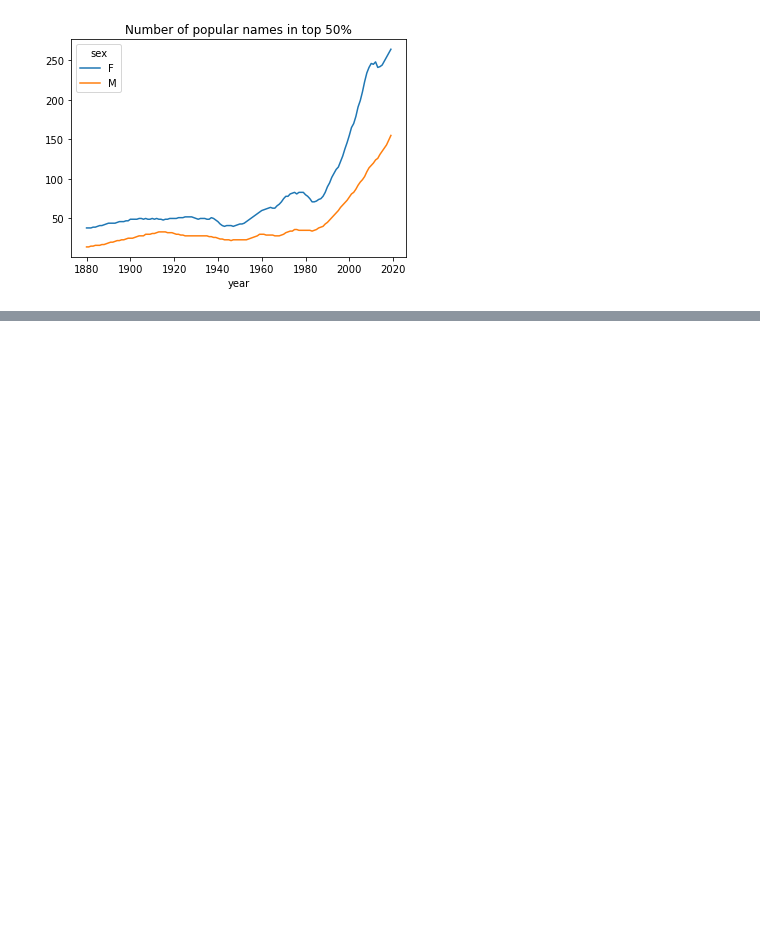
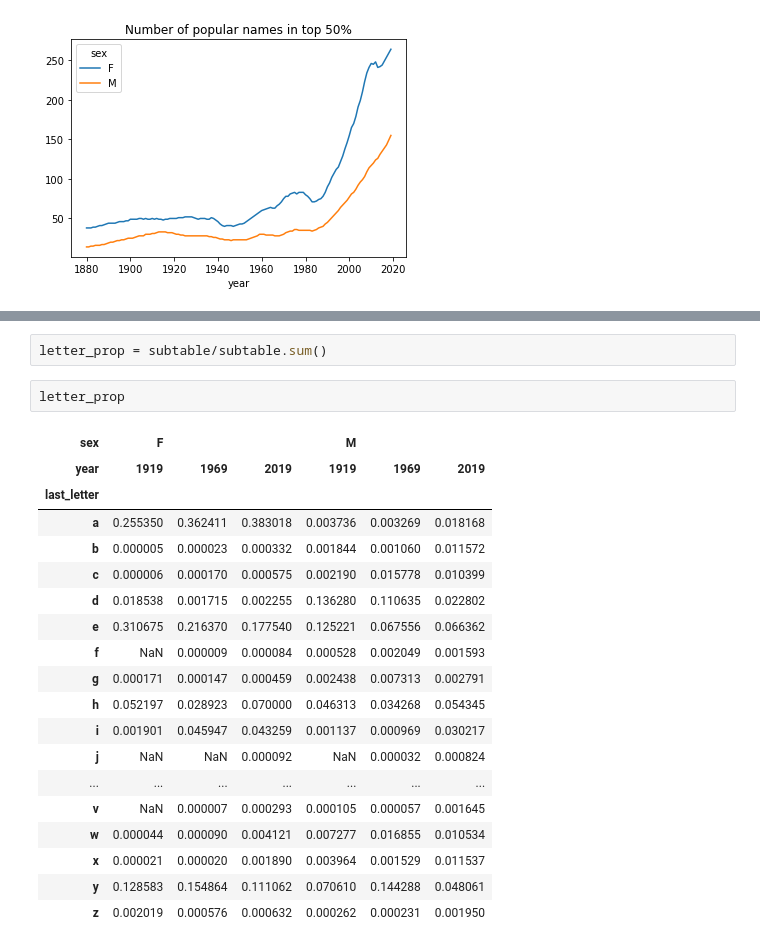
Before and after one commit to Kseniya22082003/Child_names.PD, a Jupyter notebook: Baby's_names.ipynb, the cells around one changed output, grey strips where cells are left out. Saved outputs shown, nothing was run; the diff lists cells and outputs as text; blank space fills up the shorter version.

```diff
--- a/Baby's_names.ipynb
+++ b/Baby's_names.ipynb
@@ -234,0 +291,24 @@ diversity.plot(title = 'Number of popular names in top 50%')
+# %%
+letter_prop = subtable/subtable.sum()
+# %%
+letter_prop
+# %% [output]
+| sex | F |  |  | M |  |  |
+| year | 1919 | 1969 | 2019 | 1919 | 1969 | 2019 |
+| last_letter |  |  |  |  |  |  |
+| a | 0.255350 | 0.362411 | 0.383018 | 0.003736 | 0.003269 | 0.018168 |
+| b | 0.000005 | 0.000023 | 0.000332 | 0.001844 | 0.001060 | 0.011572 |
+| c | 0.000006 | 0.000170 | 0.000575 | 0.002190 | 0.015778 | 0.010399 |
+| d | 0.018538 | 0.001715 | 0.002255 | 0.136280 | 0.110635 | 0.022802 |
+| e | 0.310675 | 0.216370 | 0.177540 | 0.125221 | 0.067556 | 0.066362 |
+| f | NaN | 0.000009 | 0.000084 | 0.000528 | 0.002049 | 0.001593 |
+| g | 0.000171 | 0.000147 | 0.000459 | 0.002438 | 0.007313 | 0.002791 |
+| h | 0.052197 | 0.028923 | 0.070000 | 0.046313 | 0.034268 | 0.054345 |
+| i | 0.001901 | 0.045947 | 0.043259 | 0.001137 | 0.000969 | 0.030217 |
+| j | NaN | NaN | 0.000092 | NaN | 0.000032 | 0.000824 |
+| ... | ... | ... | ... | ... | ... | ... |
+| v | NaN | 0.000007 | 0.000293 | 0.000105 | 0.000057 | 0.001645 |
+| w | 0.000044 | 0.000090 | 0.004121 | 0.007277 | 0.016855 | 0.010534 |
+| x | 0.000021 | 0.000020 | 0.001890 | 0.003964 | 0.001529 | 0.011537 |
+| y | 0.128583 | 0.154864 | 0.111062 | 0.070610 | 0.144288 | 0.048061 |
+| z | 0.002019 | 0.000576 | 0.000632 | 0.000262 | 0.000231 | 0.001950 |
```
Also changed, not shown: parts of 9 cells of this notebook.
